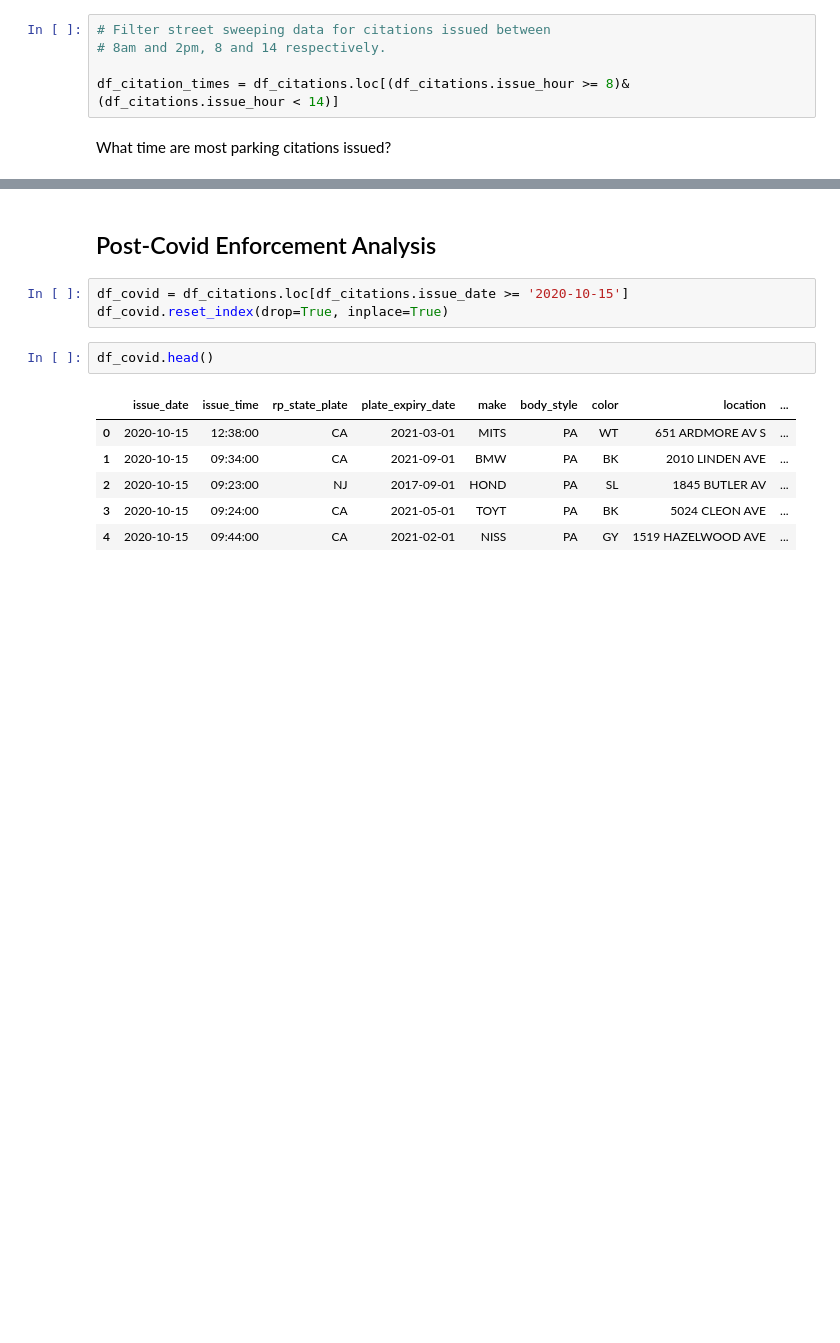
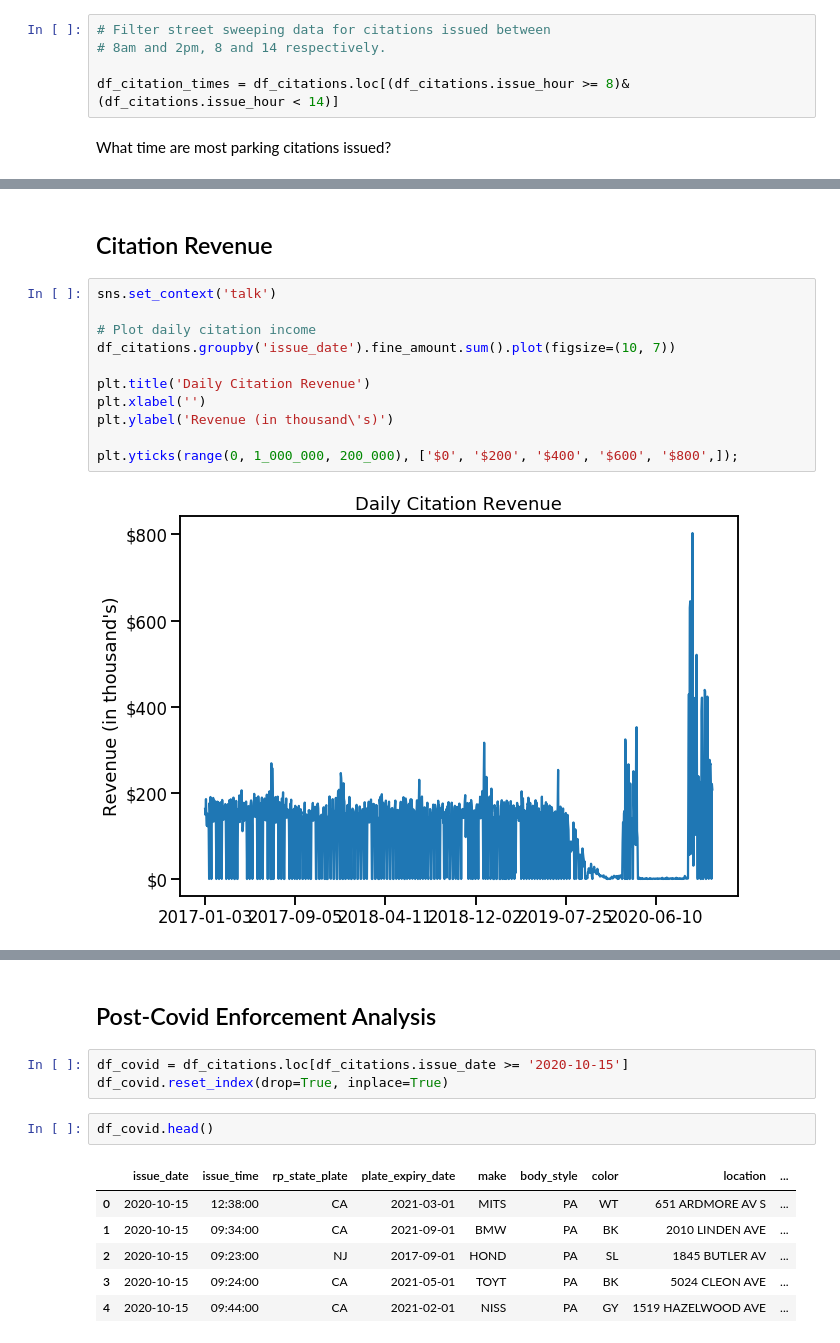
Before and after one commit to Promeos/LADOT-COVID19-enforcement, a Jupyter notebook: MVP.ipynb, the cells around one changed output, grey strips where cells are left out. Cells and saved outputs as stored; diff of their text form; blank space fills up the shorter version.

```diff
--- a/MVP.ipynb
+++ b/MVP.ipynb
@@ -183,0 +201,15 @@ plt.show()
+# %% [markdown]
+## Citation Revenue
+# %%
+sns.set_context('talk')
+
+# Plot daily citation income
+df_citations.groupby('issue_date').fine_amount.sum().plot(figsize=(10, 7))
+
+plt.title('Daily Citation Revenue')
+plt.xlabel('')
+plt.ylabel('Revenue (in thousand\'s)')
+
+plt.yticks(range(0, 1_000_000, 200_000), ['$0', '$200', '$400', '$600', '$800',]);
+# %% [output]
+[figure, added]
```
Also changed, not shown: parts of 28 cells of this notebook, 2 other files.
